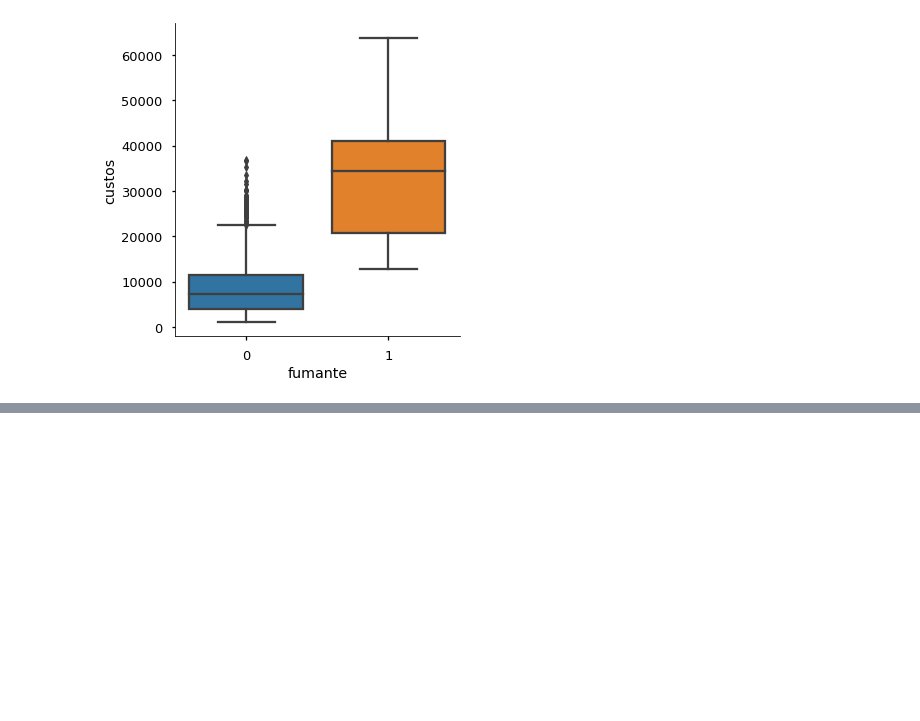
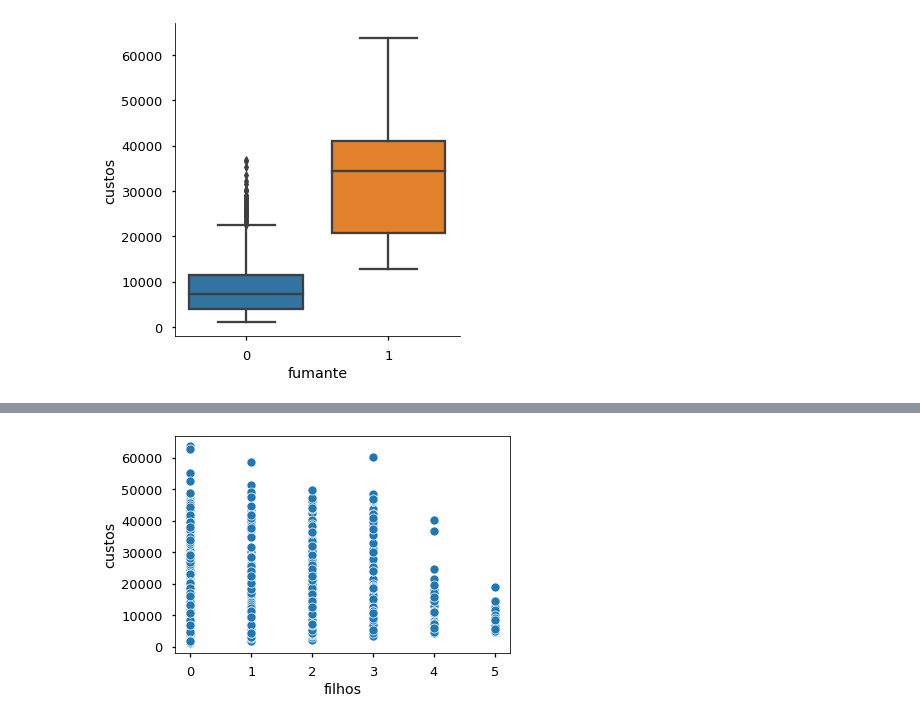
Before and after one commit to biangomes/Gastos_Medicos, a Jupyter notebook: Medical_Cost_Personal_Datasets.ipynb, the cells around one changed output, grey strips where cells are left out. Saved outputs shown, nothing was run; the diff lists cells and outputs as text; code cells hidden in the pictures; blank space fills up the shorter version.

```diff
--- a/Medical_Cost_Personal_Datasets.ipynb
+++ b/Medical_Cost_Personal_Datasets.ipynb
@@ -181,0 +248,5 @@ sns.catplot(x=df.fumante, y=df.custos, kind='box', data=df);
+# %%
+# Grafico de dispersao
+sns.scatterplot(x=df.filhos, y=df.custos, data=df.custos);
+# %% [output]
+[figure, added]
```
Also changed, not shown: parts of 11 cells of this notebook.
